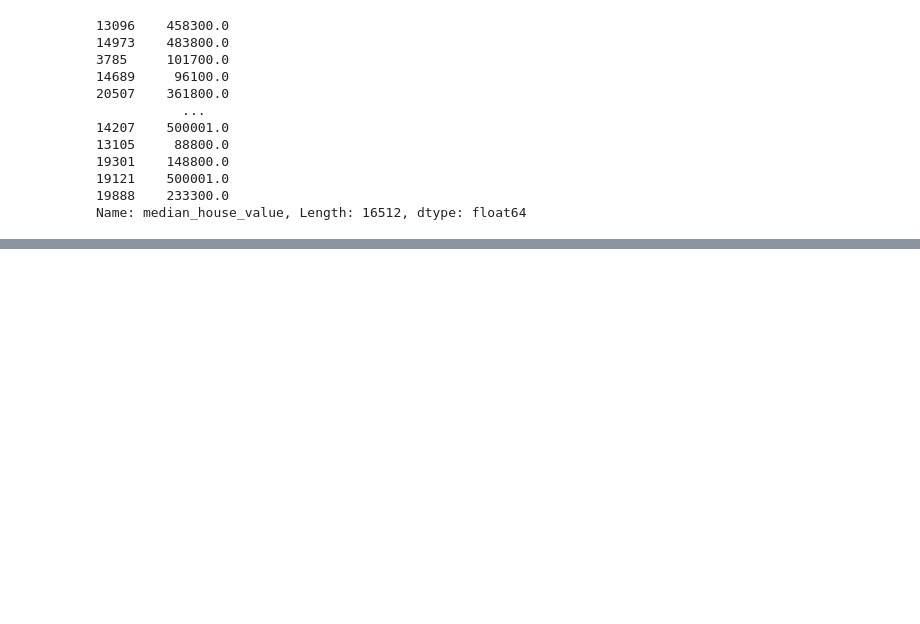
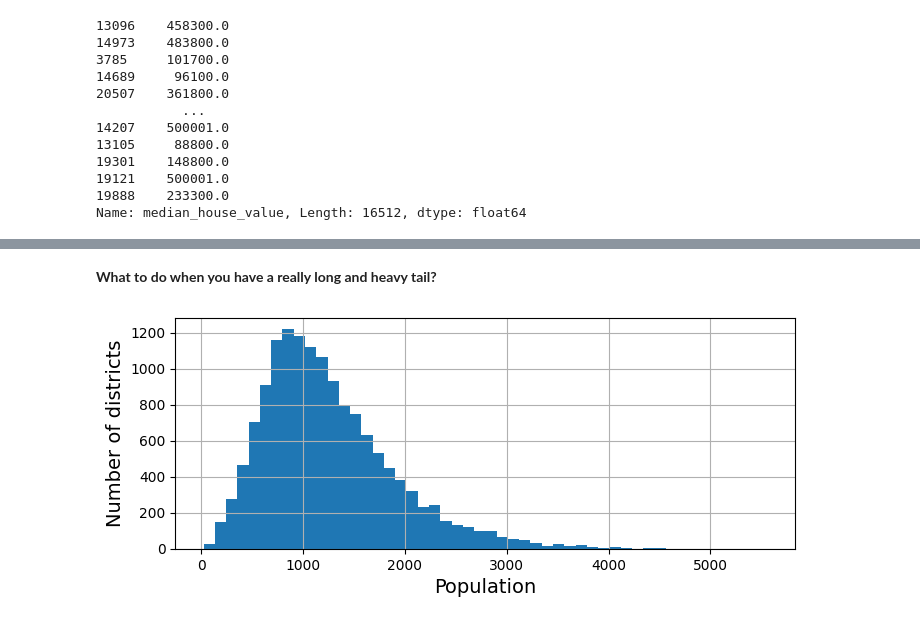
Before and after one commit to iupui-soic/pybootcamp, a Jupyter notebook: Charulata_chapter_2.ipynb, the cells around one changed output, grey strips where cells are left out. Saved outputs shown, nothing was run; the diff lists cells and outputs as text; code cells hidden in the pictures; blank space fills up the shorter version.

```diff
--- a/Charulata_chapter_2.ipynb
+++ b/Charulata_chapter_2.ipynb
@@ -547,0 +612,2 @@ Name: median_house_value, Length: 16512, dtype: float64
+# %%
+imputer.fit(housing_num)
@@ -547,0 +647,3 @@ Name: median_house_value, Length: 16512, dtype: float64
+# %%
+#housing_num DataFrame is stored in X, which is a NumPy array by replacing missing values with the precomputed median values.
+X = imputer.transform(housing_num)
@@ -547,0 +717,5 @@ Name: median_house_value, Length: 16512, dtype: float64
+# %%
+from sklearn.ensemble import IsolationForest
+
+isolation_forest = IsolationForest(random_state=42)
+outlier_pred = isolation_forest.fit_predict(X)
@@ -547,0 +726,3 @@ Name: median_house_value, Length: 16512, dtype: float64
+# %%
+housing = housing.iloc[outlier_pred == 1]
+housing_labels = housing_labels.iloc[outlier_pred == 1]
@@ -547,0 +939,12 @@ Name: median_house_value, Length: 16512, dtype: float64
+# %% [markdown]
+**What to do when you have a really long and heavy tail?**
+# %%
+fig, ax = plt.subplots(figsize=(8, 3))
+housing["population"].hist(ax=ax, bins=50)
+
+ax.set_xlabel("Population")
+ax.set_ylabel("Number of districts")
+
+plt.show()
+# %% [output]
+[figure, added]
```
Also changed, not shown: parts of 80 cells of this notebook.
